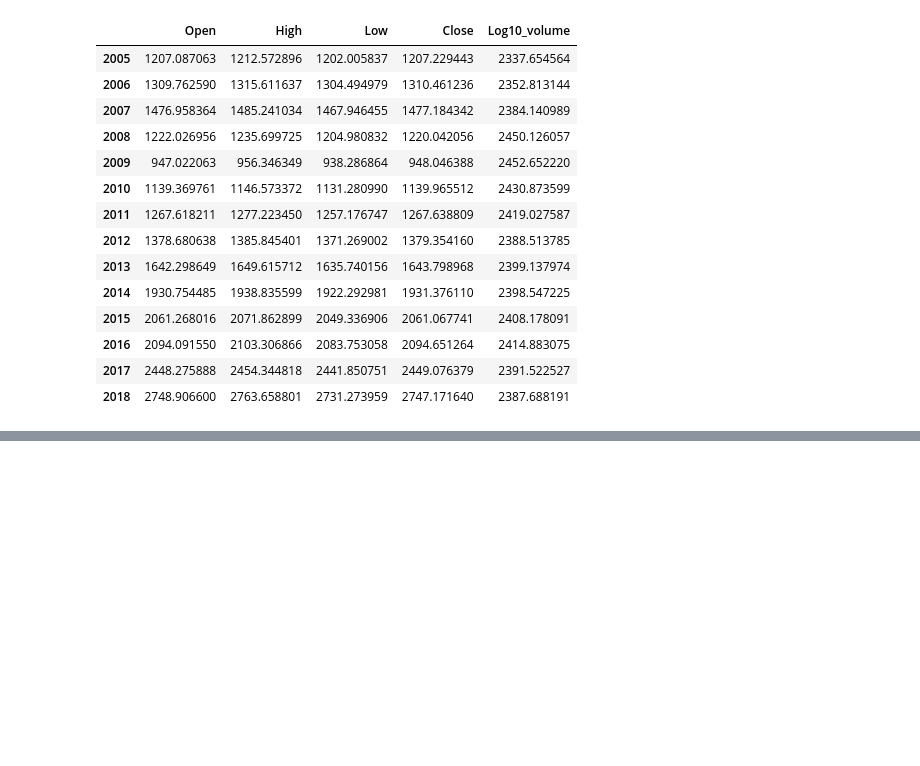
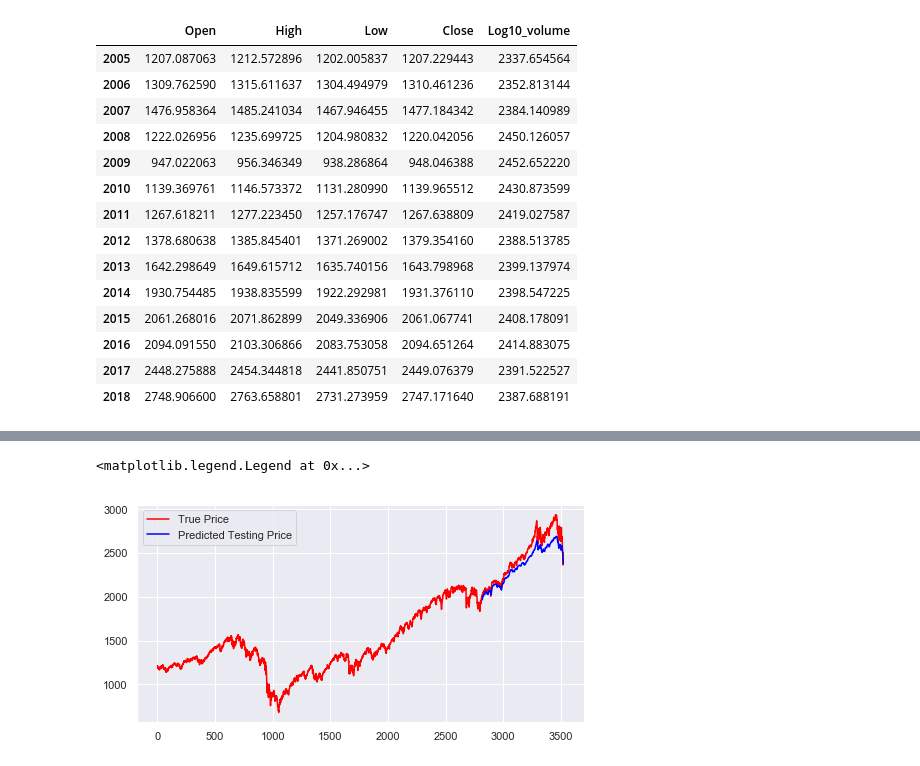
Before and after one commit to Teo-KJ/CZ1015-Data-Science---AI-Mini-Project, a Jupyter notebook: Predicting Stock Price based on Happiness.ipynb, the cells around one changed output, grey strips where cells are left out. Saved outputs shown, nothing was run; the diff lists cells and outputs as text; code cells hidden in the pictures; blank space fills up the shorter version.

```diff
--- a/Predicting Stock Price based on Happiness.ipynb
+++ b/Predicting Stock Price based on Happiness.ipynb
@@ -498,0 +590,17 @@ stock_aggregate
+# %%
+model = Sequential()
+model.add(LSTM(units=96, return_sequences=True, input_shape=(x_train.shape[1], 1)))
+model.add(Dropout(0.2))
+model.add(LSTM(units=96, return_sequences=True))
+model.add(Dropout(0.2))
+model.add(LSTM(units=96, return_sequences=True))
+model.add(Dropout(0.2))
+model.add(LSTM(units=96))
+model.add(Dropout(0.2))
+model.add(Dense(units=1))
+# %%
+model.compile(loss='mean_squared_error', optimizer='adam')
+# %%
+if(not os.path.exists('stock_prediction.h5')):
+    model.fit(x_train, y_train, epochs=50, batch_size=32)
+    model.save('stock_prediction.h5')
@@ -498,0 +625,13 @@ stock_aggregate
+# %%
+model = load_model('stock_prediction.h5')
+# %%
+predictions = model.predict(x_test)
+predictions = scaler.inverse_transform(predictions)
+
+fig, ax = plt.subplots(figsize=(8,4))
+plt.plot(df, color='red',  label="True Price")
+ax.plot(range(len(y_train)+50,len(y_train)+50+len(predictions)),predictions, color='blue', label='Predicted Testing Price')
+plt.legend()
+# %% [output]
+<matplotlib.legend.Legend at 0x...>
+[figure, added]
```
Also changed, not shown: parts of 13 cells of this notebook, 1 other file.
